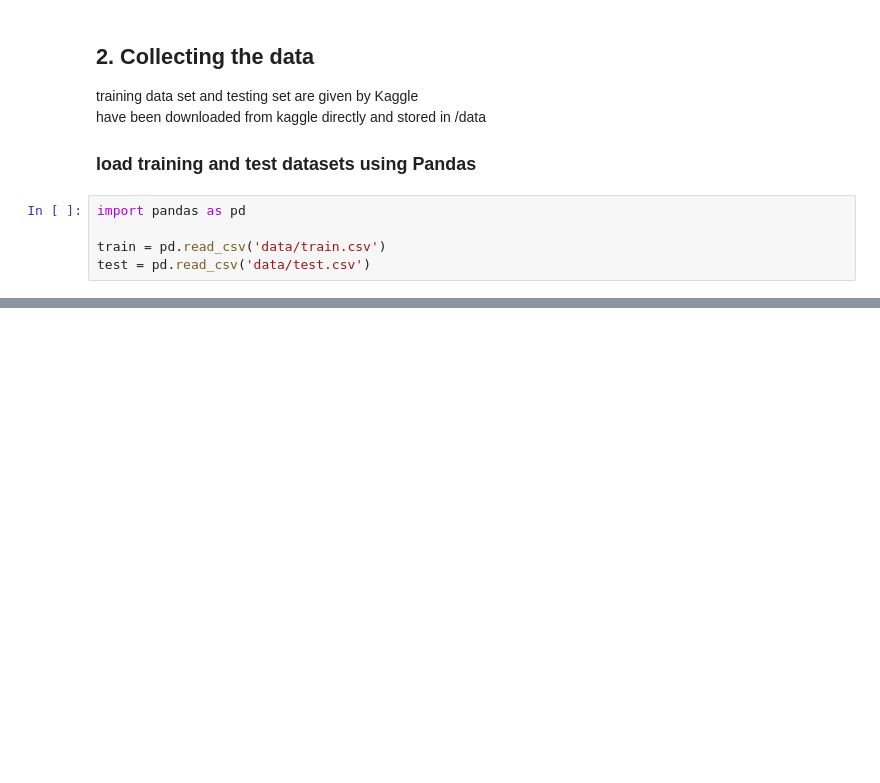
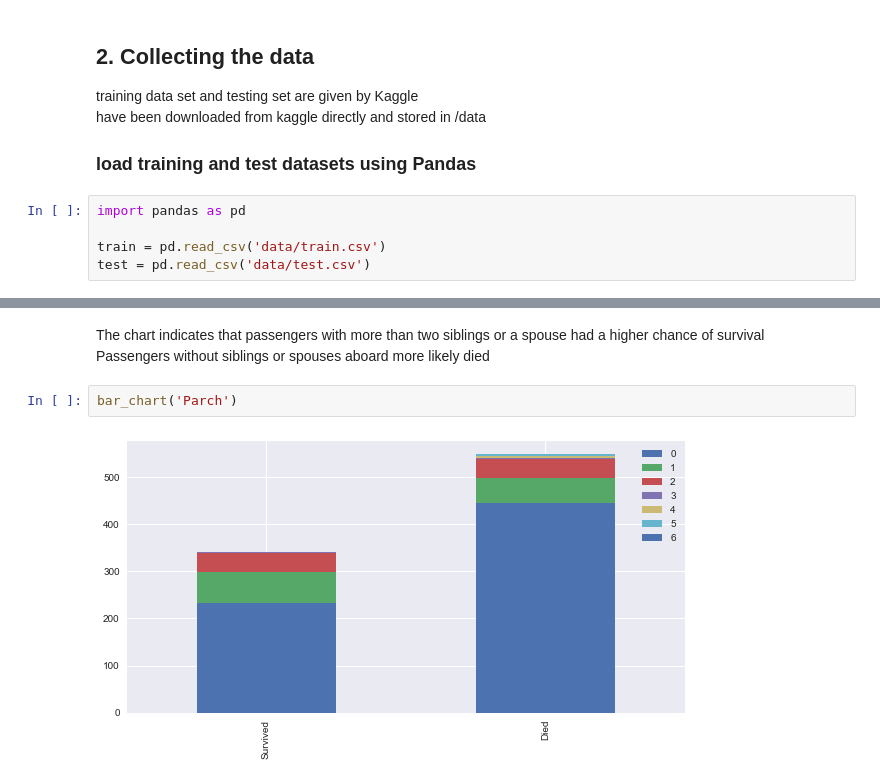
Before and after one commit to marceld/Titanic, a Jupyter notebook: Titanic competition Kaggle.ipynb, the cells around one changed output, grey strips where cells are left out. Saved outputs shown, nothing was run; the diff lists cells and outputs as text; blank space fills up the shorter version.

```diff
--- a/Titanic competition Kaggle.ipynb
+++ b/Titanic competition Kaggle.ipynb
@@ -32,0 +207,7 @@ test = pd.read_csv('data/test.csv')
+# %% [markdown]
+The chart indicates that passengers with more than two siblings or a spouse had a higher chance of survival<br>
+Passengers without siblings or spouses aboard more likely died
+# %%
+bar_chart('Parch')
+# %% [output]
+[figure, added]
```
Also changed, not shown: parts of 28 cells of this notebook.
